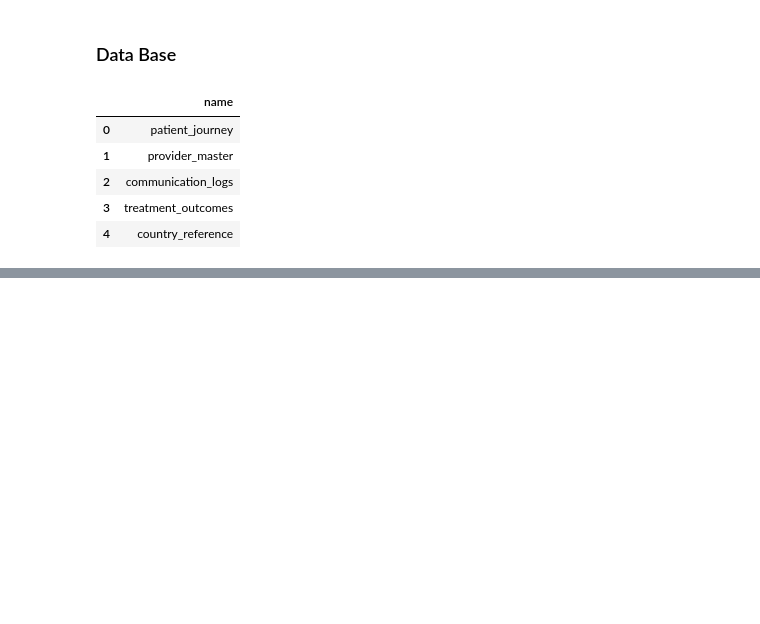
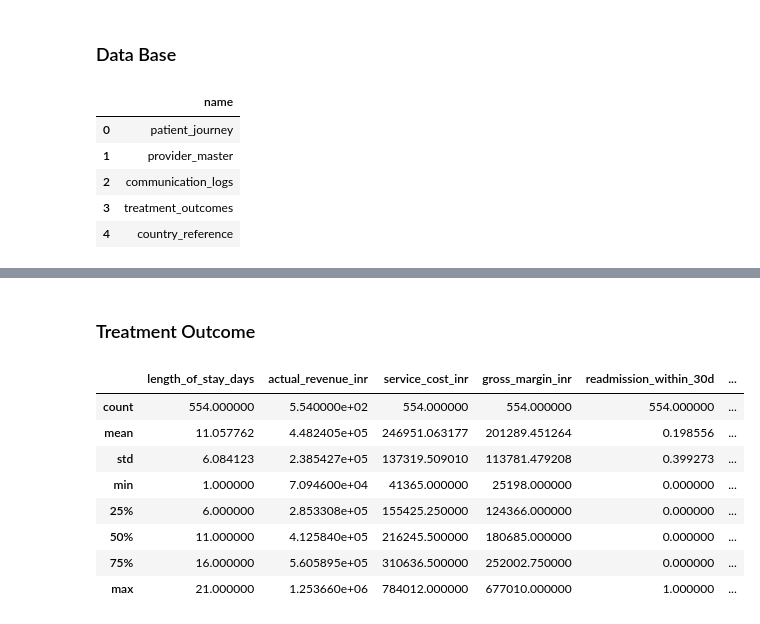
Before and after one commit to ayansuvra/MTE-Analytics-Project, a Jupyter notebook: notebooks/01_data_quality_report.ipynb, the cells around one changed output, grey strips where cells are left out. Drawn from its saved outputs; the diff is of its cells as text; code cells hidden in the pictures; blank space fills up the shorter version.

```diff
--- a/notebooks/01_data_quality_report.ipynb
+++ b/notebooks/01_data_quality_report.ipynb
@@ -278,0 +603,14 @@ tables
+# %% [markdown]
+### Treatment Outcome
+# %%
+treatment_outcome.describe()
+# %% [output]
+|  | length_of_stay_days | actual_revenue_inr | service_cost_inr | gross_margin_inr | readmission_within_30d | ... |
+| count | 554.000000 | 5.540000e+02 | 554.000000 | 554.000000 | 554.000000 | ... |
+| mean | 11.057762 | 4.482405e+05 | 246951.063177 | 201289.451264 | 0.198556 | ... |
+| std | 6.084123 | 2.385427e+05 | 137319.509010 | 113781.479208 | 0.399273 | ... |
+| min | 1.000000 | 7.094600e+04 | 41365.000000 | 25198.000000 | 0.000000 | ... |
+| 25% | 6.000000 | 2.853308e+05 | 155425.250000 | 124366.000000 | 0.000000 | ... |
+| 50% | 11.000000 | 4.125840e+05 | 216245.500000 | 180685.000000 | 0.000000 | ... |
+| 75% | 16.000000 | 5.605895e+05 | 310636.500000 | 252002.750000 | 0.000000 | ... |
+| max | 21.000000 | 1.253660e+06 | 784012.000000 | 677010.000000 | 1.000000 | ... |
```
Also changed, not shown: parts of 43 cells of this notebook.
